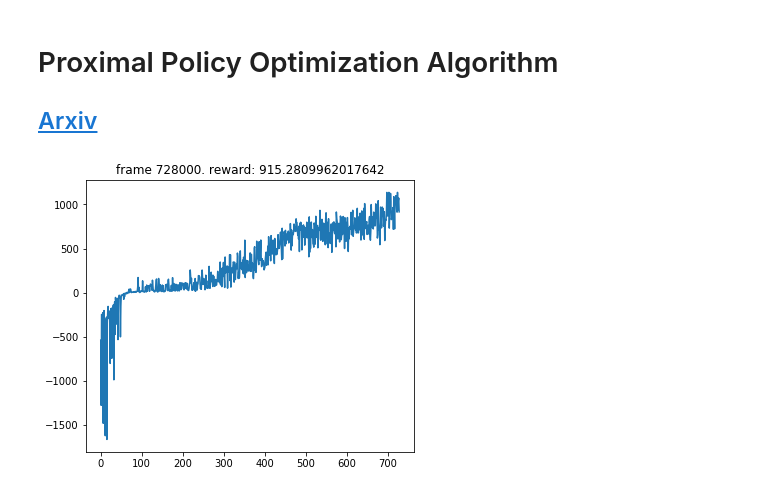
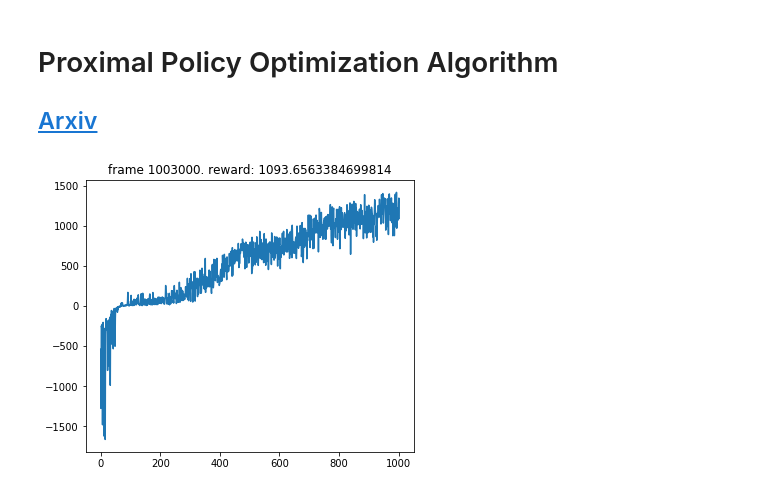
Before and after one commit to anthonysimeonov/276C-final, a Jupyter notebook: ppo_train.ipynb, the cells around one changed output. Saved outputs shown, nothing was run; the diff lists cells and outputs as text; code cells hidden in the pictures.

```diff
--- a/ppo_train.ipynb
+++ b/ppo_train.ipynb
@@ -184,6 +184,8 @@ test_rewards = []
 # %%
 state = envs.reset()
 early_stop = False
+
+max_frames = 2000000
 
 while frame_idx < max_frames and not early_stop:
 
@@ -209,32 +211,32 @@ while frame_idx < max_frames and not early_stop:
         values.append(value)
         rewards.append(torch.FloatTensor(reward).unsqueeze(1).to(device))
         masks.append(torch.FloatTensor(1 - done).unsqueeze(1).to(device))
 
         states.append(state)
         actions.append(action)
 
         state = next_state
         frame_idx += 1
 
         if frame_idx % 1000 == 0:
             test_reward = np.mean([test_env() for _ in range(10)])
             test_rewards.append(test_reward)
             plot(frame_idx, test_rewards)
             if test_reward > threshold_reward: early_stop = True
 
 
     next_state = torch.FloatTensor(next_state).to(device)
     _, next_value = model(next_state)
     returns = compute_gae(next_value, rewards, masks, values)
 
     returns   = torch.cat(returns).detach()
     log_probs = torch.cat(log_probs).detach()
     values    = torch.cat(values).detach()
     states    = torch.cat(states)
     actions   = torch.cat(actions)
     advantage = returns - values
 
     ppo_update(ppo_epochs, mini_batch_size, states, actions, log_probs, returns, advantage)
 # %% [output]
-[figure, old version]
+[figure, new version]
 # %%
```
Also changed, not shown: parts of 1 cell of this notebook, 3 other files.
